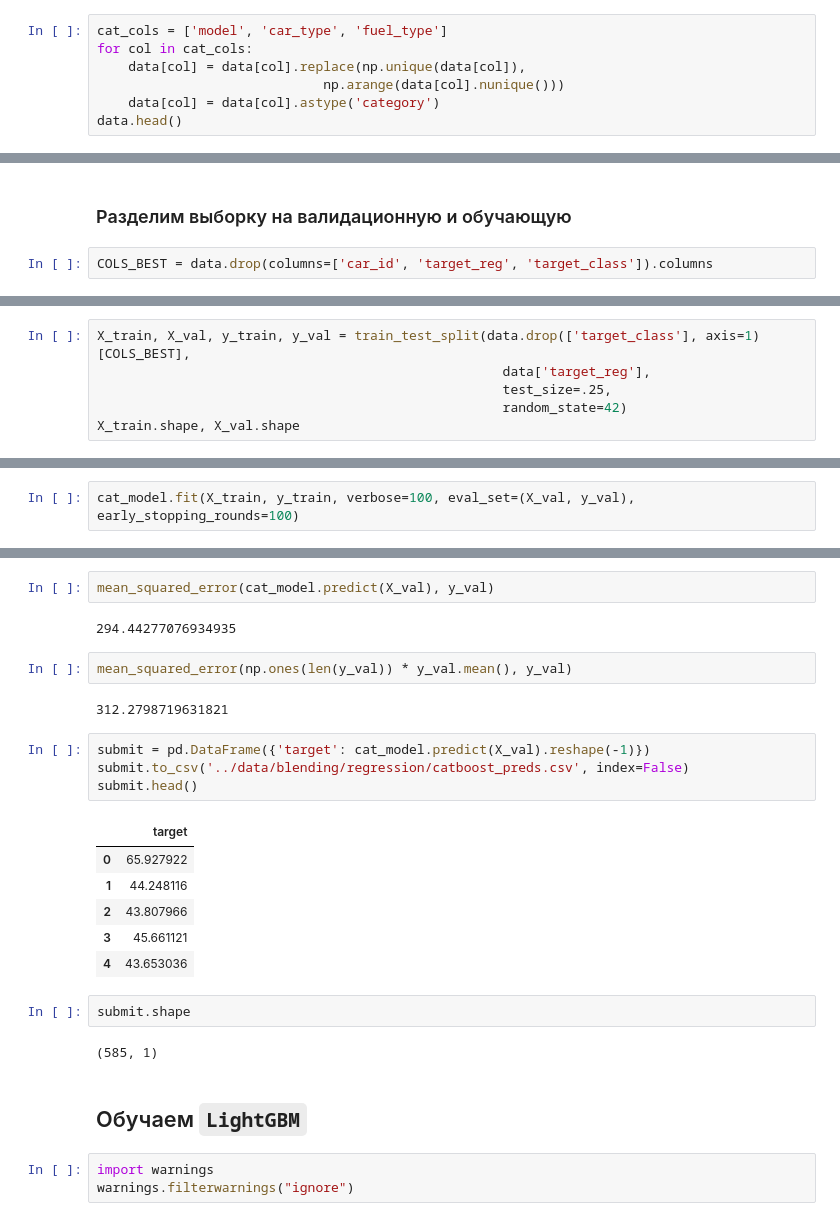
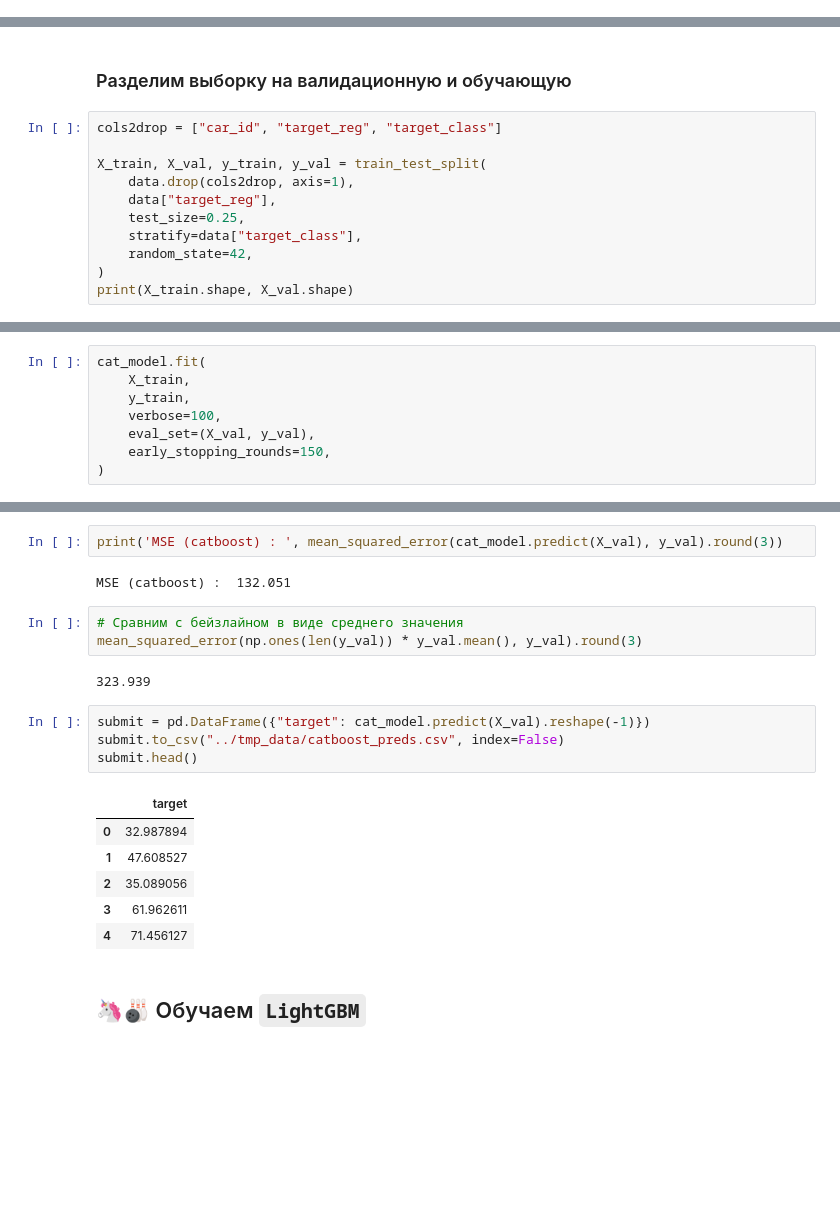
Before and after one commit to a-milenkin/Competitive_Data_Science, a Jupyter notebook: notebooks/6.1 - Blending.ipynb, the cells around one changed output, grey strips where cells are left out. Cells and saved outputs as stored; diff of their text form; blank space fills up the shorter version.

```diff
--- a/notebooks/6.1 - Blending.ipynb
+++ b/notebooks/6.1 - Blending.ipynb
@@ -43,7 +59,0 @@ data.shape
-# %%
-cat_cols = ['model', 'car_type', 'fuel_type']
-for col in cat_cols:
-    data[col] = data[col].replace(np.unique(data[col]),
-                             np.arange(data[col].nunique()))
-    data[col] = data[col].astype('category')
-data.head()
@@ -57,4 +60,13 @@ data.head()
 # %% [markdown]
 ### Разделим выборку на валидационную и обучающую
 # %%
-COLS_BEST = data.drop(columns=['car_id', 'target_reg', 'target_class']).columns
+cols2drop = ["car_id", "target_reg", "target_class"]
+
+X_train, X_val, y_train, y_val = train_test_split(
+    data.drop(cols2drop, axis=1),
+    data["target_reg"],
+    test_size=0.25,
+    stratify=data["target_class"],
+    random_state=42,
+)
+print(X_train.shape, X_val.shape)
@@ -61,6 +74,0 @@ COLS_BEST = data.drop(columns=['car_id', 'target_reg', 'target_class']).columns
-# %%
-X_train, X_val, y_train, y_val = train_test_split(data.drop(['target_class'], axis=1)[COLS_BEST],
-                                                    data['target_reg'],
-                                                    test_size=.25,
-                                                    random_state=42)
-X_train.shape, X_val.shape
@@ -92,3 +99,9 @@ cat_model = CatBoostRegressor(**params_cat)
 # %%
-cat_model.fit(X_train, y_train, verbose=100, eval_set=(X_val, y_val), early_stopping_rounds=100)
+cat_model.fit(
+    X_train,
+    y_train,
+    verbose=100,
+    eval_set=(X_val, y_val),
+    early_stopping_rounds=150,
+)
 # %% [output]
@@ -104,30 +122,24 @@ Shrink model to first 114 iterations.
 <catboost.core.CatBoostRegressor at 0x...>
 # %%
-mean_squared_error(cat_model.predict(X_val), y_val)
+print('MSE (catboost) : ', mean_squared_error(cat_model.predict(X_val), y_val).round(3))
 # %% [output]
-294.44277076934935
+MSE (catboost) :  132.051
 # %%
-mean_squared_error(np.ones(len(y_val)) * y_val.mean(), y_val)
+# Сравним с бейзлайном в виде среднего значения
+mean_squared_error(np.ones(len(y_val)) * y_val.mean(), y_val).round(3)
 # %% [output]
-312.2798719631821
+323.939
 # %%
-submit = pd.DataFrame({'target': cat_model.predict(X_val).reshape(-1)})
-submit.to_csv('../data/blending/regression/catboost_preds.csv', index=False)
+submit = pd.DataFrame({"target": cat_model.predict(X_val).reshape(-1)})
+submit.to_csv("../tmp_data/catboost_preds.csv", index=False)
 submit.head()
 # %% [output]
 |  | target |
-| 0 | 65.927922 |
-| 1 | 44.248116 |
-| 2 | 43.807966 |
-| 3 | 45.661121 |
-| 4 | 43.653036 |
+| 0 | 32.987894 |
+| 1 | 47.608527 |
+| 2 | 35.089056 |
+| 3 | 61.962611 |
+| 4 | 71.456127 |
-# %%
-submit.shape
-# %% [output]
-(585, 1)
 # %% [markdown]
-## Обучаем `LightGBM`
+## 🦄🎳 Обучаем `LightGBM`
-# %%
-import warnings
-warnings.filterwarnings("ignore")
 # %%
```
Also changed, not shown: parts of 50 cells of this notebook, 28 other files.
